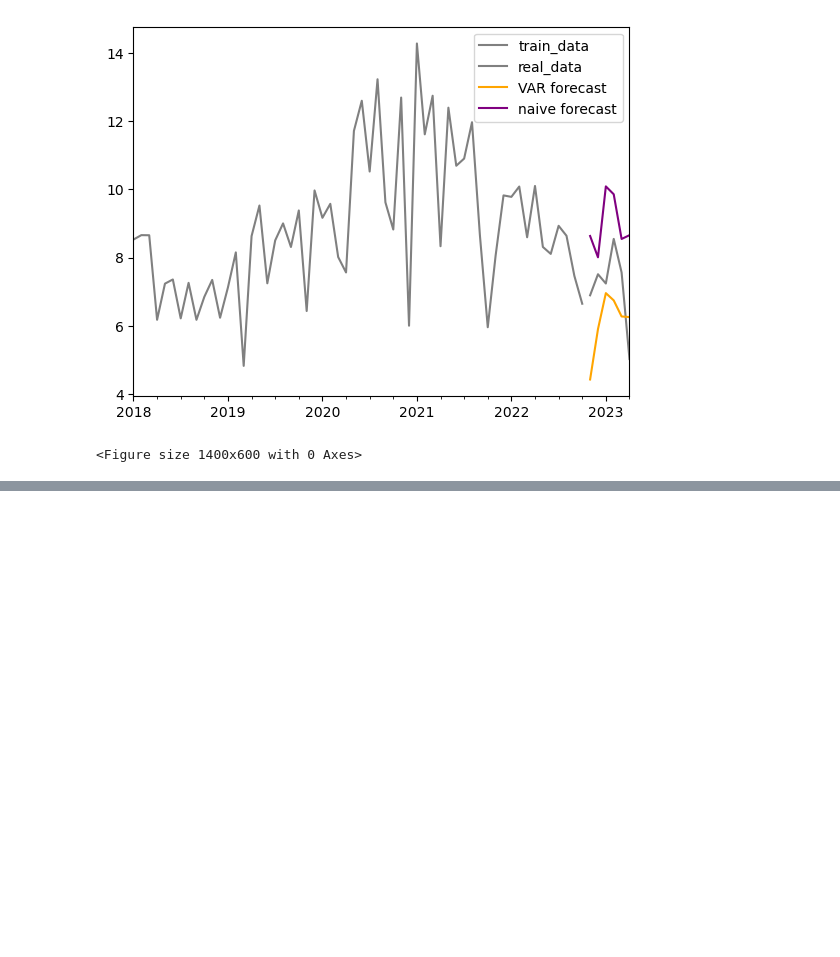
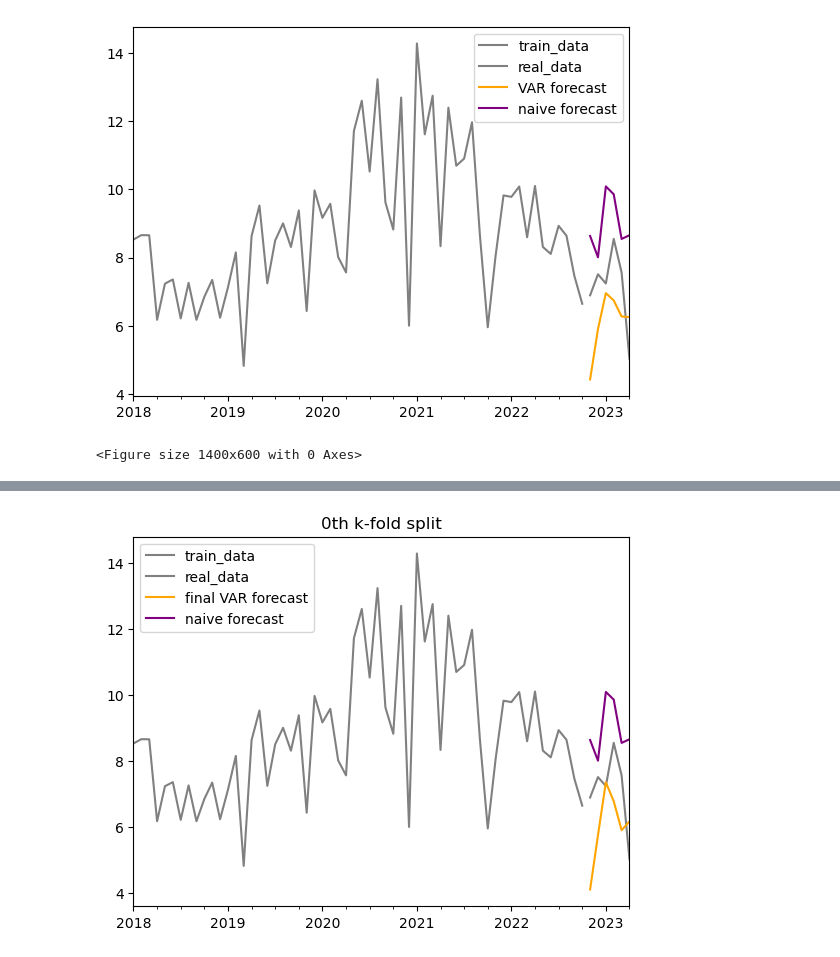
Before and after one commit to YucongLei-0503/Total-Recalls, a Jupyter notebook: recall_outbreak_inference.ipynb, the cells around one changed output, grey strips where cells are left out. Drawn from its saved outputs; the diff is of its cells as text; code cells hidden in the pictures; blank space fills up the shorter version.

```diff
--- a/recall_outbreak_inference.ipynb
+++ b/recall_outbreak_inference.ipynb
@@ -479,0 +672,5 @@ mse_VAR
+# %%
+#this is the final dataset we will use for the VAR model
+combined_data_final = combined_data.copy()
+combined_data_final['recent_season_average_recall'] = recent_avg_recall_array
+print(combined_data_final)
@@ -479,0 +695,83 @@ mse_VAR
+# %%
+# number of data splits = 5
+# number of future forecasts = 6
+# maximum depth of our VAR model = 5
+MSE_final_var = np.zeros(5)
+MSE_naive = np.zeros(5)
+pred_final_VAR = np.zeros(num_forecast)
+pred_naive = np.zeros(num_forecast)
+count = 0 # current index of the kfod split
+depth_final_VAR_max = 5
+depth_naive = 5 #this is the number of years the naive model considers (and takes the seasonal average over)
+for train_index, test_index in kfold.split(combined_data_final):
+    final_var_model = VAR(combined_data_final.iloc[train_index])
+    #This version specifies the VAR depth by hand
+    #var_results = var_model.fit(depth_VAR)
+    #This version chooses the appropriate VAR depth by optimization
+    final_var_results = final_var_model.fit(maxlags=depth_final_VAR_max, ic='aic')
+    lag_order = final_var_results.k_ar  # = depth_VAR for us
+    print()
+    print(count, '-th k-fold split')
+    print('VAR lag order used here is:', lag_order)
+    print('forecast of all the variables used here:')
+    print(final_var_results.forecast(combined_data_final.iloc[train_index].iloc[-lag_order:].values,num_forecast)) #5 is the index of 'recall'
+    pred_final_VAR = final_var_results.forecast(combined_data_final.iloc[train_index].iloc[-lag_order:].values,num_forecast)[:,5]
+    pred_index = 0
+    for i in test_index:
+        pred_naive[pred_index] = combined_data.iloc[max(i-12*(depth_naive-1),0):i:12]['recall'].mean()
+        pred_index += 1
+    print('pred_final_var:')
+    print(pred_final_VAR)
+    print('actual data:')
+    print(combined_data.iloc[test_index]['recall'])
+    MSE_final_var[count] = mse(pred_final_VAR, combined_data.iloc[test_index]['recall'])
+    MSE_naive[count] = mse(pred_naive, combined_data.iloc[test_index]['recall'])
+
+
+# visualization for one of the kfold splits
+    if count<5:
+
+        fig, ax = plt.subplots()
+        plt.figure(figsize=(14, 6))
+        ax.set_title(str(count)+'th k-fold split')
+        timeframe_test = timeframe[test_index]
+        timeframe_train = timeframe[train_index]
+
+# Plot training data
+
+        df1 = pd.DataFrame(
+             combined_data.iloc[train_index]['recall'].values, columns=['train_data'],
+             index=timeframe_train
+        )
+        df1.plot(ax=ax, color='gray')
+
+
+# Plot test actual
+        df2 = pd.DataFrame(
+             combined_data.iloc[test_index]['recall'].values, columns=['real_data'],
+             index=timeframe_test
+        )
+        df2.plot(ax=ax, color='gray')
+
+# Plot test forecast
+        df3 = pd.DataFrame(
+             pred_final_VAR, columns=['final VAR forecast'],
+             index=timeframe_test
+        )
+        df4 = pd.DataFrame(
+             pred_naive, columns=['naive forecast'],
+             index=timeframe_test
+        )
+        df3.plot(ax=ax,color='orange')
+        df4.plot(ax=ax,color='purple')
+
+
+    count += 1
+
+# printing the MSE of the two models
+print()
+print('mse_naive')
+print(MSE_naive)
+print('mse_final_VAR')
+print(MSE_final_var)
+# %% [output]
@@ -479,0 +795 @@ mse_VAR
+[figure, added]
```
Also changed, not shown: parts of 11 cells of this notebook.
